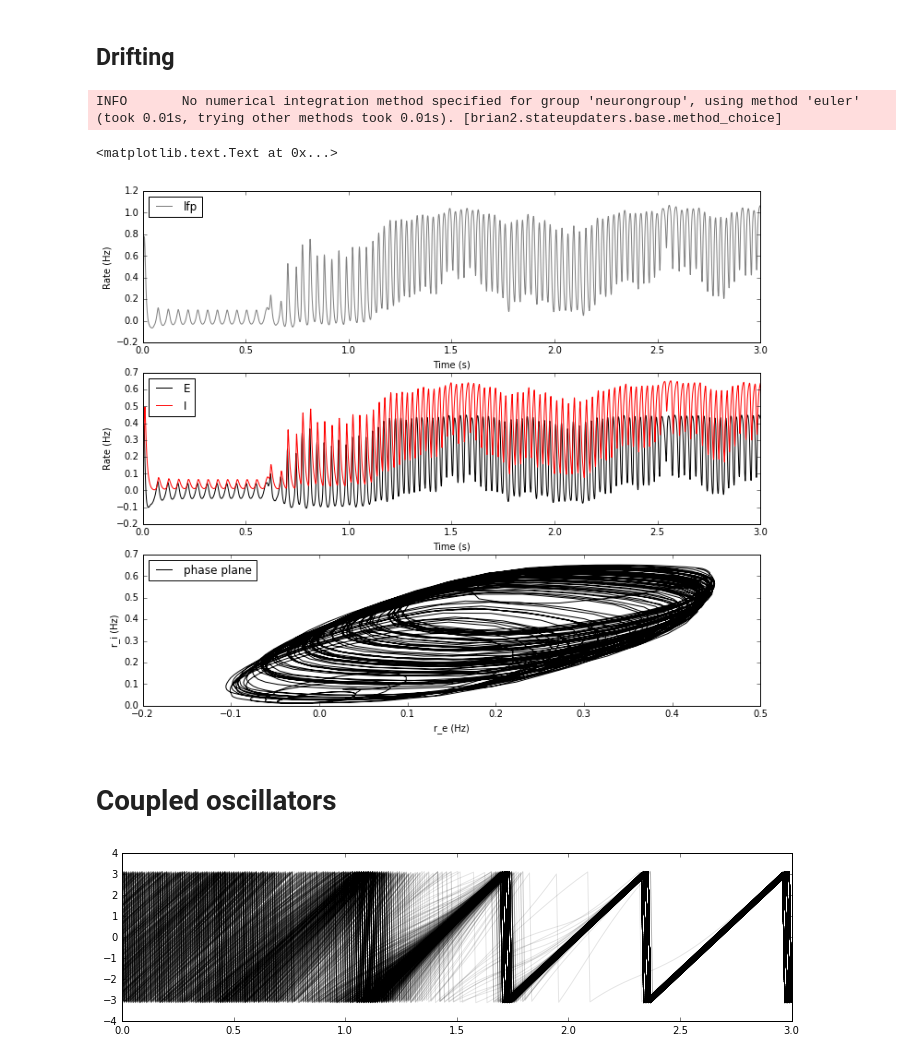
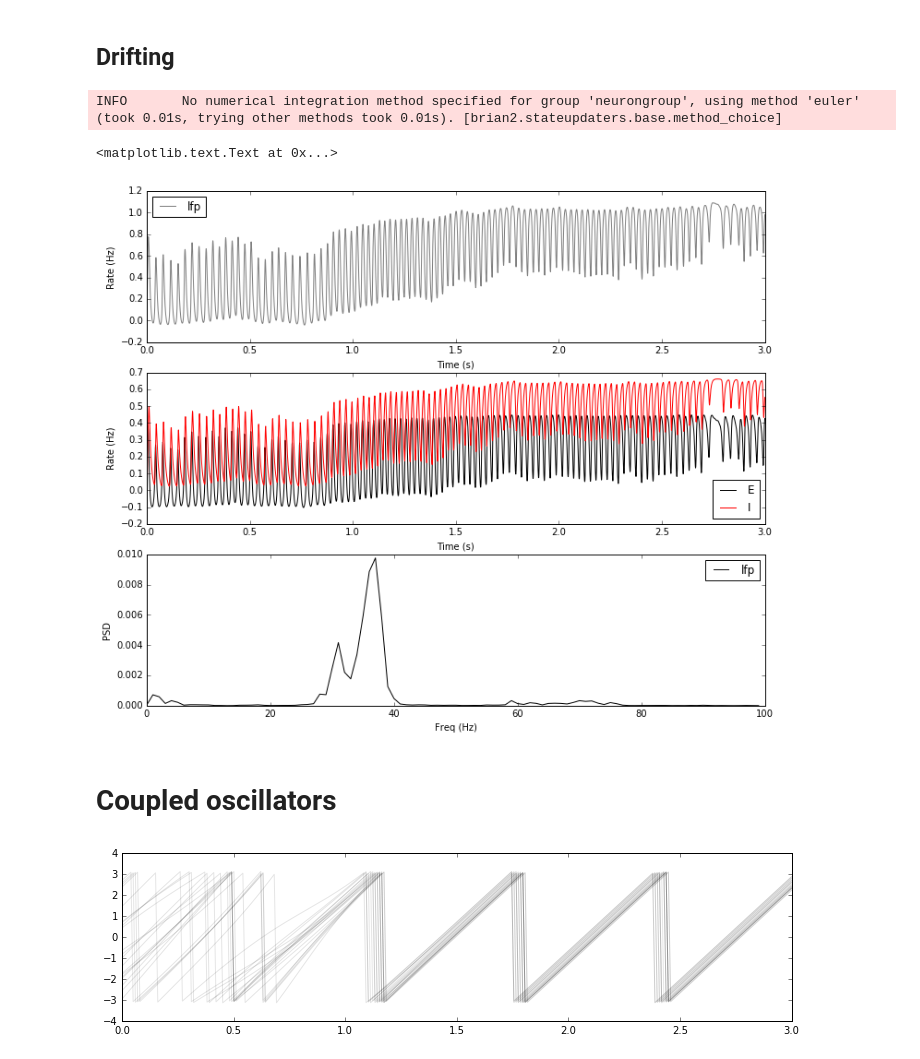
Before and after one commit to voytekresearch/bw, a Jupyter notebook: ipynb/sandbox.ipynb, the cells around one changed output. Drawn from its saved outputs; the diff is of its cells as text; code cells hidden in the pictures.

Commit message:
PSDs in plots

```diff
--- a/ipynb/sandbox.ipynb
+++ b/ipynb/sandbox.ipynb
@@ -130,7 +117,7 @@ WARNING    "t" is an internal variable of group "neurongroup", but also exists i
 # %% [markdown]
 ## Drifting
 # %%
-%run ../driftie.py driftie -d .1 --min_P 0.5
+%run ../driftie.py driftie -d .05 --min_P 0.5
 res = load_kdf('driftie.hdf5')
 
 # -
@@ -162,21 +149,15 @@ ylabel("Rate (Hz)")
 xlim(0, 3)
 
 subplot(313)
-plot(E[times > 0.5], I[times > 0.5], label='phase plane', color='k')
+fs, psd = create_psd(lfp, 1000)
+plot(fs[:100], psd[:100], label='lfp', color='k')
 legend(loc='best')
-xlabel("r_e (Hz)")
-ylabel("r_i (Hz)")
-
-# subplot(313)
-# fs, psd = create_psd(lfp, 1000)
-# plot(fs[:100], psd[:100], label='r_e')
-# legend(loc='best')
-# xlabel("Freq (Hz)")
-# ylabel("PSD")
+xlabel("Freq (Hz)")
+ylabel("PSD")
 # %% [output]
 INFO       No numerical integration method specified for group 'neurongroup', using method 'euler' (took 0.01s, trying other methods took 0.01s). [brian2.stateupdaters.base.method_choice]
 <matplotlib.text.Text at 0x...>
-[figure, old version]
+[figure, new version]
 # %% [markdown]
 # Coupled oscillators
 # %%
@@ -184,13 +165,15 @@ INFO       No numerical integration method specified for group 'neurongroup', us
 # %%
 res = load_kdf('kur.hdf5')
 times = res['times']
 
 thetas = res['thetas']
+lfp = res['lfp']
+waves = res['waves']
 
 figure(figsize=(12, 3))
 plot(times, thetas, color='k', alpha=0.1);
 # %% [output]
-[figure, old version]
+[figure, new version]
 # %%
 mTheta = circmean(thetas[times > 1, :], axis=0)
 r = np.ones_like(mTheta)  # Unit vectors
```
Also changed, not shown: parts of 8 cells of this notebook.
